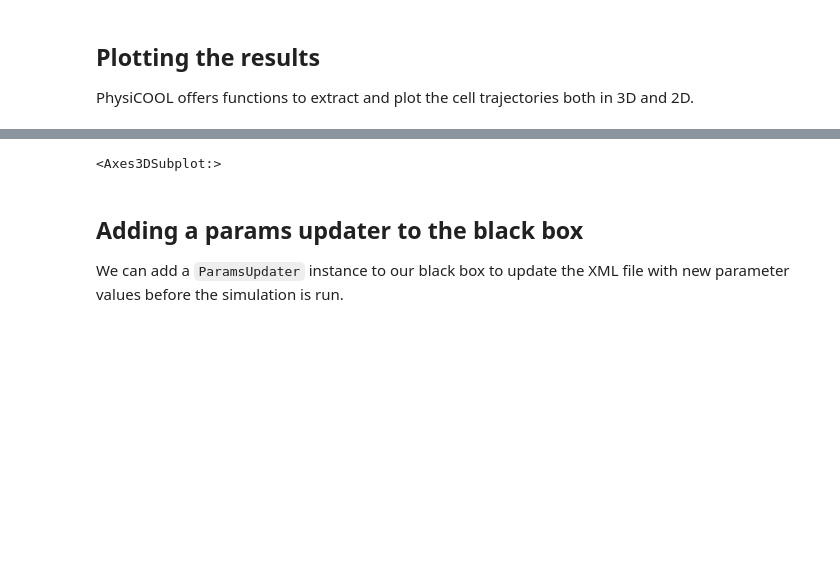
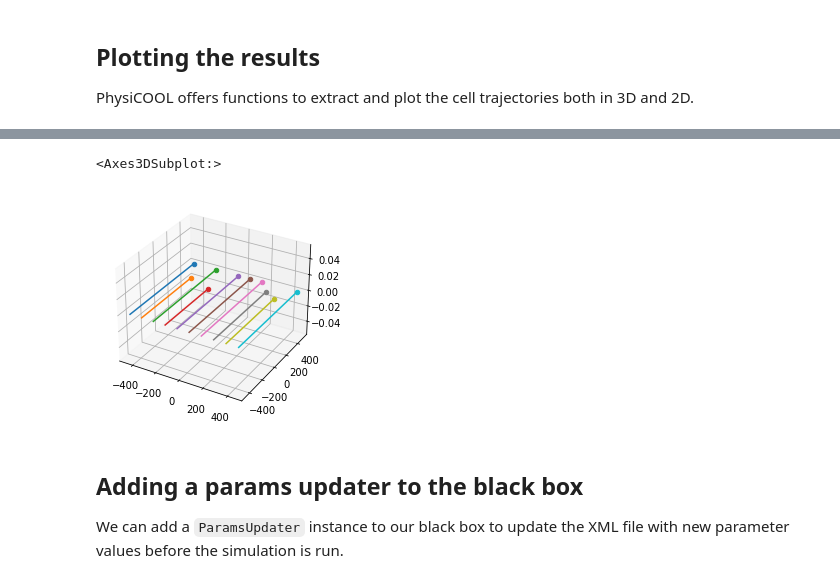
Before and after one commit to IGGoncalves/PhysiCOOL, a Jupyter notebook: examples/motility/black_box.ipynb, the cells around one changed output, grey strips where cells are left out. Cells and saved outputs as stored; diff of their text form; code cells hidden in the pictures; blank space fills up the shorter version.

```diff
--- a/examples/motility/black_box.ipynb
+++ b/examples/motility/black_box.ipynb
@@ -72,10 +50,10 @@ black_box.run(number_of_replicates=1, keep_files=True)
 
 PhysiCOOL offers functions to extract and plot the cell trajectories both in 3D and 2D.
 # %%
-%matplotlib notebook
+%matplotlib inline
 from physicool.processing import get_cell_trajectories
 from physicool.plotting import plot_trajectories_3d, plot_trajectories_2d
 
-trajectories = get_cell_trajectories("temp")
+trajectories = get_cell_trajectories("temp", version="1.9.1")
 plot_trajectories_3d(trajectories)
 # %% [output]
@@ -84,4 +60,5 @@ plot_trajectories_3d(trajectories)
 <Axes3DSubplot:>
+[figure, added]
 # %% [markdown]
 ## Adding a params updater to the black box
 
```
Also changed, not shown: parts of 4 cells of this notebook, 3 other files.
